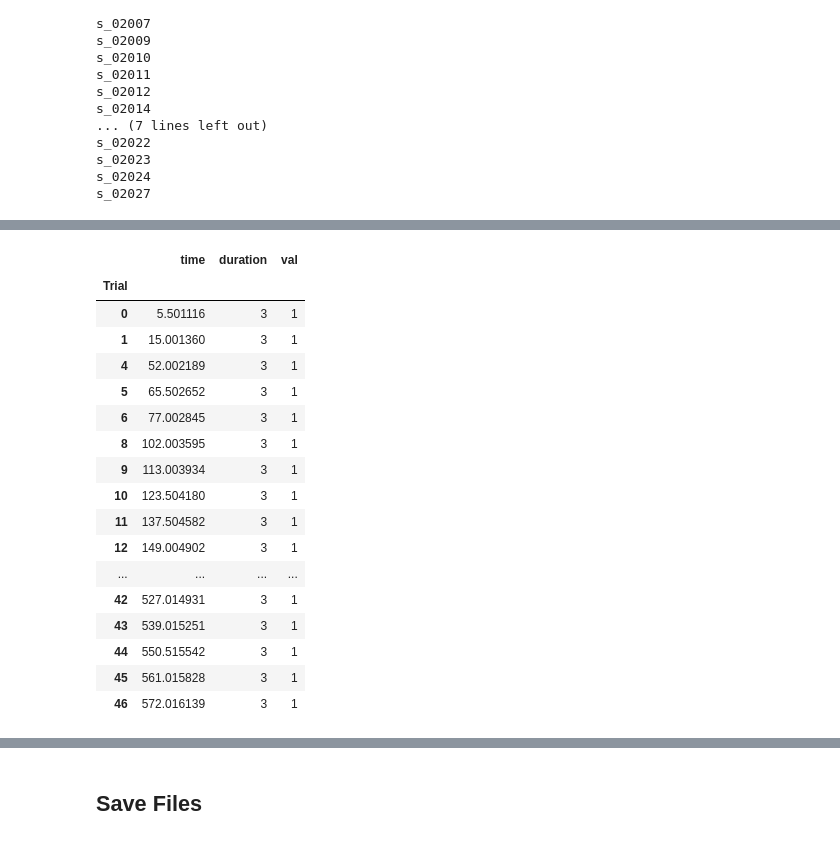
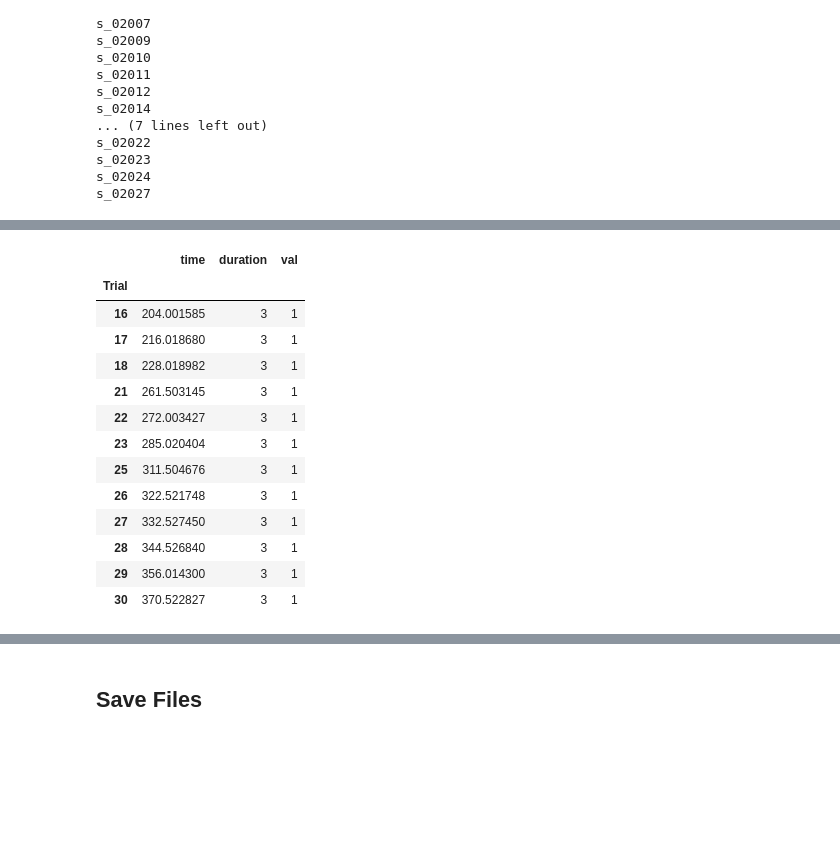
Before and after one commit to franink/Fractions, a Jupyter notebook: Data_Analyses/NLine_MakeOnsets_LSS.ipynb, the cells around one changed output, grey strips where cells are left out. Drawn from its saved outputs; the diff is of its cells as text; code cells hidden in the pictures; blank space fills up the shorter version.

Commit message:
LSS tasks

```diff
--- a/Data_Analyses/NLine_MakeOnsets_LSS.ipynb
+++ b/Data_Analyses/NLine_MakeOnsets_LSS.ipynb
@@ -433,8 +433,8 @@ import string
 #val_dict = {'q1':[0,0.25],'q2':[0.25,0.5],'q3':[0.5,0.75],'q4':[0.75,1]}
 #tasks = nline_df.groupby('Task')
 #labels = tasks.indices.keys()
-#tasks = nline_df.groupby('Task')
-#labels = tasks.indices.keys()
+tasks = nline_df.groupby('Task')
+labels = tasks.indices.keys()
 phase = ['cons', 'dec']
 #dec_ctch_onset = {}
 big_dict = {}
@@ -452,22 +452,28 @@ for s in nline_df.index.levels[0]:
             hold = 2.5
         else:
             hold = min(nline_df.loc[s].loc[r]['hold'])
-        dec_ctch_tmp = nline_df.loc[s].loc[r]['decision_onset_real'] - 16
-        dec_ctch_tmp = dec_ctch_tmp[ctch==1]
-        big_dict[s][r]['dec_ctch_onset'] = pd.DataFrame.from_items([('time',dec_ctch_tmp[dec_ctch_tmp>=0]),('duration',dec_time),('val',1)])
         cons_duration = hold + cons_time
-        for ph in phase:
-            if ph == 'dec':
-                tmp_int = nline_df.loc[s].loc[r]['decision_onset_real'] - 16
-                tmp_int = tmp_int[ctch==0]
-                big_dict[s][r][ph] = pd.DataFrame.from_items([('time',tmp_int[tmp_int>=0]),('duration',dec_time),('val',1)])
-            elif ph == 'cons':
-                big_dict[s][r][ph] = {}
-                big_dict[s][r][ph] = {}
-                tmp_int = nline_df.loc[s].loc[r]['consider_onset_real'] - 16
-                big_dict[s][r][ph] = pd.DataFrame.from_items([('time',tmp_int[tmp_int>=0]),('duration',cons_duration),('val',1)])
-        big_dict[s][r]['onsets'] = pd.concat([big_dict[s][r]['cons'], big_dict[s][r]['dec']],join='outer',)
-        big_dict[s][r]['onsets'] = big_dict[s][r]['onsets'].sort('time')
+        for lab in labels:
+            big_dict[s][r][lab] = {}
+            Task = nline_df.loc[s].loc[r]['Task']
+            dec_ctch_tmp = nline_df.loc[s].loc[r]['decision_onset_real'] - 16
+            dec_ctch_tmp = dec_ctch_tmp[ctch==1]
+            dec_ctch_tmp = dec_ctch_tmp[Task==lab]
+            big_dict[s][r][lab]['dec_ctch_onset'] = pd.DataFrame.from_items([('time',dec_ctch_tmp[dec_ctch_tmp>=0]),('duration',dec_time),('val',1)])
+            for ph in phase:
+                if ph == 'dec':
+                    big_dict[s][r][lab][ph] = {}
+                    tmp_int = nline_df.loc[s].loc[r]['decision_onset_real'] - 16
+                    tmp_int = tmp_int[ctch==0]
+                    tmp_int = tmp_int[Task==lab]
+                    big_dict[s][r][lab][ph] = pd.DataFrame.from_items([('time',tmp_int[tmp_int>=0]),('duration',dec_time),('val',1)])
+                elif ph == 'cons':
+                    big_dict[s][r][lab][ph] = {}
+                    tmp_int = nline_df.loc[s].loc[r]['consider_onset_real'] - 16
+                    tmp_int = tmp_int[Task==lab]
+                    big_dict[s][r][lab][ph] = pd.DataFrame.from_items([('time',tmp_int[tmp_int>=0]),('duration',cons_duration),('val',1)])
+            #big_dict[s][r]['onsets'] = pd.concat([big_dict[s][r]['cons'], big_dict[s][r]['dec']],join='outer',)
+            #big_dict[s][r]['onsets'] = big_dict[s][r]['onsets'].sort('time')
 # %% [output]
 s_02001
 s_02002
@@ -510,21 +516,17 @@ big_dict['s_02009']['run1']['cons']
 # %%
-big_dict['s_02009']['run1']['dec']
+big_dict['s_02003']['run1']['Pos']['dec']
 # %% [output]
 |  | time | duration | val |
 | Trial |  |  |  |
-| 0 | 5.501116 | 3 | 1 |
-| 1 | 15.001360 | 3 | 1 |
-| 4 | 52.002189 | 3 | 1 |
-| 5 | 65.502652 | 3 | 1 |
-| 6 | 77.002845 | 3 | 1 |
-| 8 | 102.003595 | 3 | 1 |
-| 9 | 113.003934 | 3 | 1 |
-| 10 | 123.504180 | 3 | 1 |
-| 11 | 137.504582 | 3 | 1 |
-| 12 | 149.004902 | 3 | 1 |
-| ... | ... | ... | ... |
-| 42 | 527.014931 | 3 | 1 |
-| 43 | 539.015251 | 3 | 1 |
-| 44 | 550.515542 | 3 | 1 |
-| 45 | 561.015828 | 3 | 1 |
-| 46 | 572.016139 | 3 | 1 |
+| 16 | 204.001585 | 3 | 1 |
+| 17 | 216.018680 | 3 | 1 |
+| 18 | 228.018982 | 3 | 1 |
+| 21 | 261.503145 | 3 | 1 |
+| 22 | 272.003427 | 3 | 1 |
+| 23 | 285.020404 | 3 | 1 |
+| 25 | 311.504676 | 3 | 1 |
+| 26 | 322.521748 | 3 | 1 |
+| 27 | 332.527450 | 3 | 1 |
+| 28 | 344.526840 | 3 | 1 |
+| 29 | 356.014300 | 3 | 1 |
+| 30 | 370.522827 | 3 | 1 |
```
Also changed, not shown: parts of 5 cells of this notebook, 1 other file.
